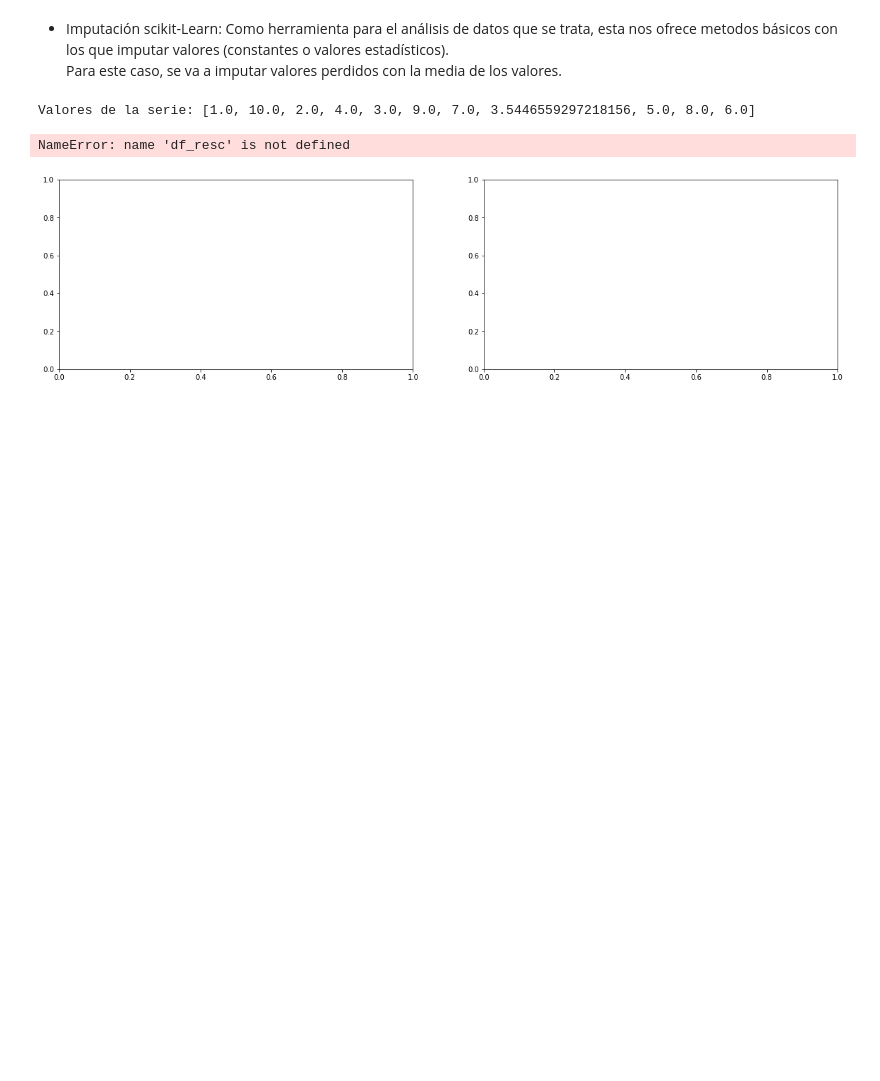
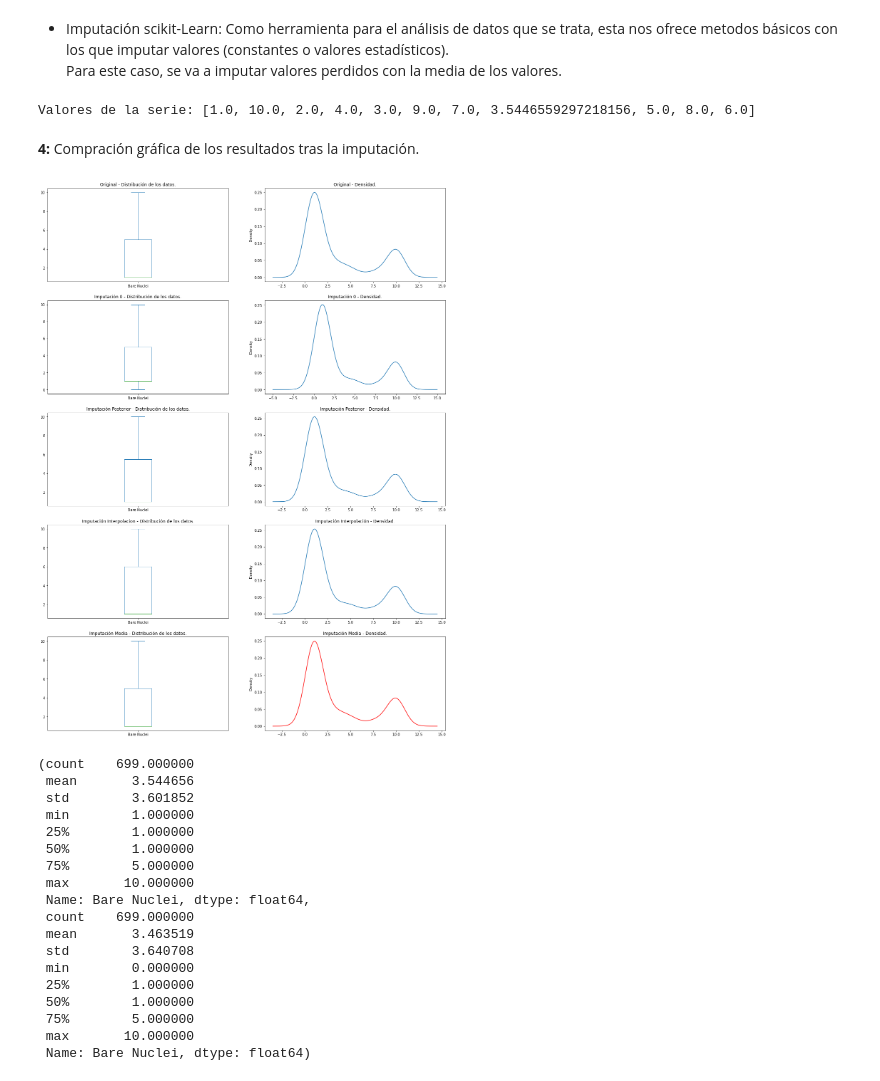
Before and after one commit to Vic-silo/Master_EIP, a Jupyter notebook: 11_Prog_ML/3_Valores_perdidos/VictorSimoLozano_A3_PPML.ipynb, the cells around one changed output. Cells and saved outputs as stored; diff of their text form; code cells hidden in the pictures; blank space fills up the shorter version.

```diff
--- a/11_Prog_ML/3_Valores_perdidos/VictorSimoLozano_A3_PPML.ipynb
+++ b/11_Prog_ML/3_Valores_perdidos/VictorSimoLozano_A3_PPML.ipynb
@@ -337,24 +337,47 @@ df_imp_mean['Bare Nuclei']=bare_nuclei
 print(f'''Valores de la serie: {list(df_imp_mean['Bare Nuclei'].unique())}''')
 # %% [output]
 Valores de la serie: [1.0, 10.0, 2.0, 4.0, 3.0, 9.0, 7.0, 3.5446559297218156, 5.0, 8.0, 6.0]
-# %%
-# Representación actual de los datos para dicho atributo
-fig, axes = plt.subplots(nrows=1, ncols=2,figsize=(20,5))
-
-df_resc['sgpt'].plot(kind='density', ax=axes[0]).set(title='SGPT - Distribución de los datos')
-df_resc['sgpt'].plot(kind='box', ax=axes[1]).set(title='SGPT - Resumen distribución')
-
-fig, axes = plt.subplots(nrows=2, ncols=3,figsize=(20,10))
-
-df_resc['sgpt_minmax'].plot(kind='density', ax=axes[0,0]).set(title='SGPT MinMax - Distribución de los datos')
-df_resc['sgpt_std'].plot(kind='density', ax=axes[0,1]).set(title='SGPT Estandar - Distribución de los datos')
-df_resc['sgpt_rbst'].plot(kind='density', ax=axes[0,2]).set(title='SGPT Robusta - Distribución de los datos')
-
-df_resc['sgpt_minmax'].plot(kind='box', ax=axes[1,0]).set(title='SGPT MinMax - Resumen distribución')
-df_resc['sgpt_std'].plot(kind='box', ax=axes[1,1]).set(title='SGPT Estandar - Resumen distribución')
-df_resc['sgpt_rbst'].plot(kind='box', ax=axes[1,2]).set(title='SGPT Robusta - Resumen distribución')
-
-plt.show()
-# %% [output]
-NameError: name 'df_resc' is not defined
-[figure, removed]
+# %% [markdown]
+<div style="font-size:14px; text-align:justify"><b>4: </b>Compración gráfica de los resultados tras la imputación.</div>
+# %%
+# Comparación con modelo original
+fig, axes = plt.subplots(nrows=5, ncols=2,figsize=(20,28))
+
+df['Bare Nuclei'].plot(kind='box', ax=axes[0, 0]).set_title('Original - Distribución de los datos.')
+df['Bare Nuclei'].plot(kind='density', ax=axes[0, 1]).set_title('Original - Densidad.')
+
+df_imp_const['Bare Nuclei'].plot(kind='box', ax=axes[1, 0]).set_title('Imputación 0 - Distribución de los datos.')
+df_imp_const['Bare Nuclei'].plot(kind='density', ax=axes[1, 1]).set_title('Imputación 0 - Densidad.')
+
+df_imp_next['Bare Nuclei'].plot(kind='box', ax=axes[2, 0]).set_title('Imputación Posterior - Distribución de los datos.')
+df_imp_next['Bare Nuclei'].plot(kind='density', ax=axes[2, 1]).set_title('Imputación Posterior - Densidad.')
+
+df_imp_int['Bare Nuclei'].plot(kind='box', ax=axes[3, 0]).set_title('Imputación Interpolacion - Distribución de los datos.')
+df_imp_int['Bare Nuclei'].plot(kind='density', ax=axes[3, 1]).set_title('Imputación Interpolación - Densidad.')
+
+df_imp_mean['Bare Nuclei'].plot(kind='box', ax=axes[4, 0]).set_title('Imputación Media - Distribución de los datos.')
+df_imp_mean['Bare Nuclei'].plot(kind='density', ax=axes[4, 1], color='red').set_title('Imputación Media - Densidad.')
+
+plt.show()
+
+df['Bare Nuclei'].describe(), df_imp_const['Bare Nuclei'].describe(),
+# %% [output]
+[figure, added]
+(count    699.000000
+ mean       3.544656
+ std        3.601852
+ min        1.000000
+ 25%        1.000000
+ 50%        1.000000
+ 75%        5.000000
+ max       10.000000
+ Name: Bare Nuclei, dtype: float64,
+ count    699.000000
+ mean       3.463519
+ std        3.640708
+ min        0.000000
+ 25%        1.000000
+ 50%        1.000000
+ 75%        5.000000
+ max       10.000000
+ Name: Bare Nuclei, dtype: float64)
```
